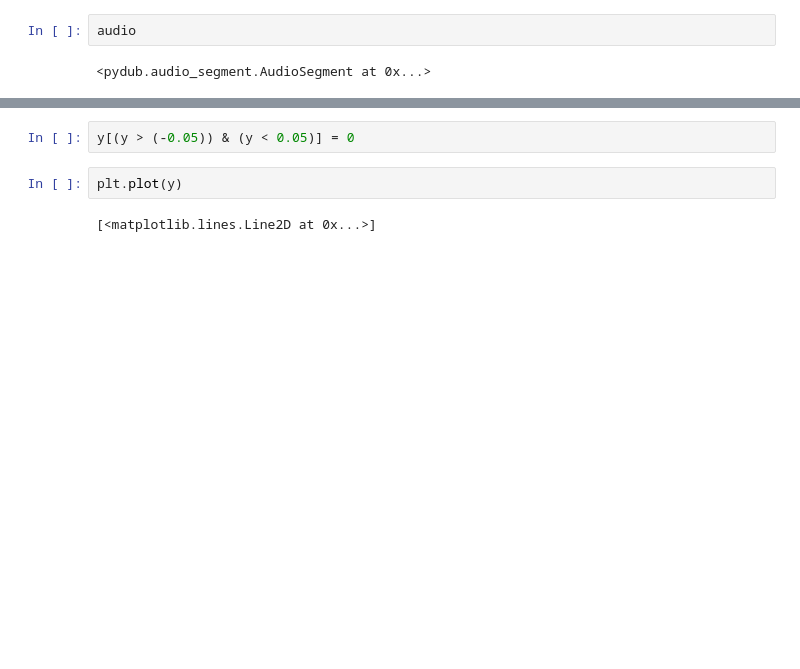
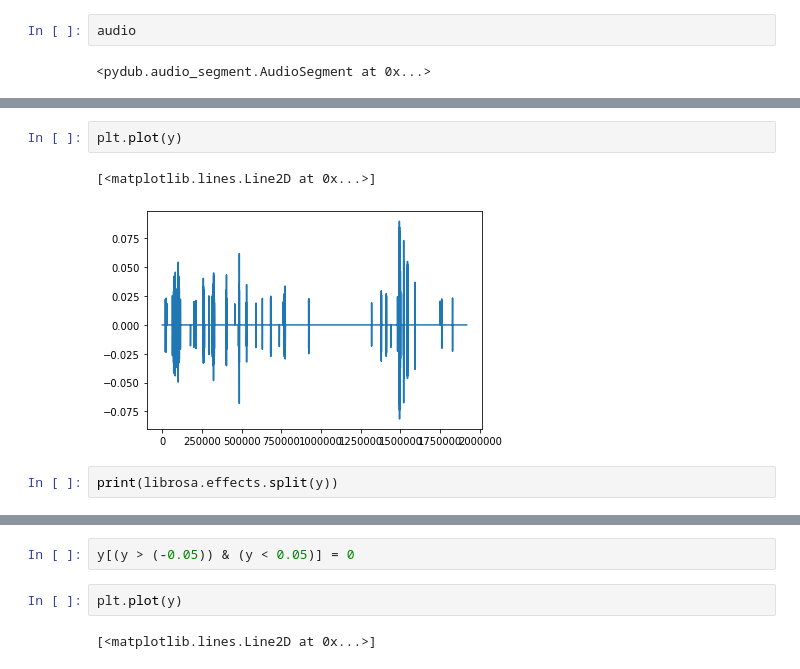
Before and after one commit to Masdevallia/what-bird-is-singing, a Jupyter notebook: Testing.ipynb, the cells around one changed output, grey strips where cells are left out. Cells and saved outputs as stored; diff of their text form; blank space fills up the shorter version.

```diff
--- a/Testing.ipynb
+++ b/Testing.ipynb
@@ -26,0 +48,7 @@ array([[      0, 1280448]])
+# %%
+plt.plot(y)
+# %% [output]
+[<matplotlib.lines.Line2D at 0x...>]
+[figure, added]
+# %%
+print(librosa.effects.split(y))
```
Also changed, not shown: parts of 17 cells of this notebook.
